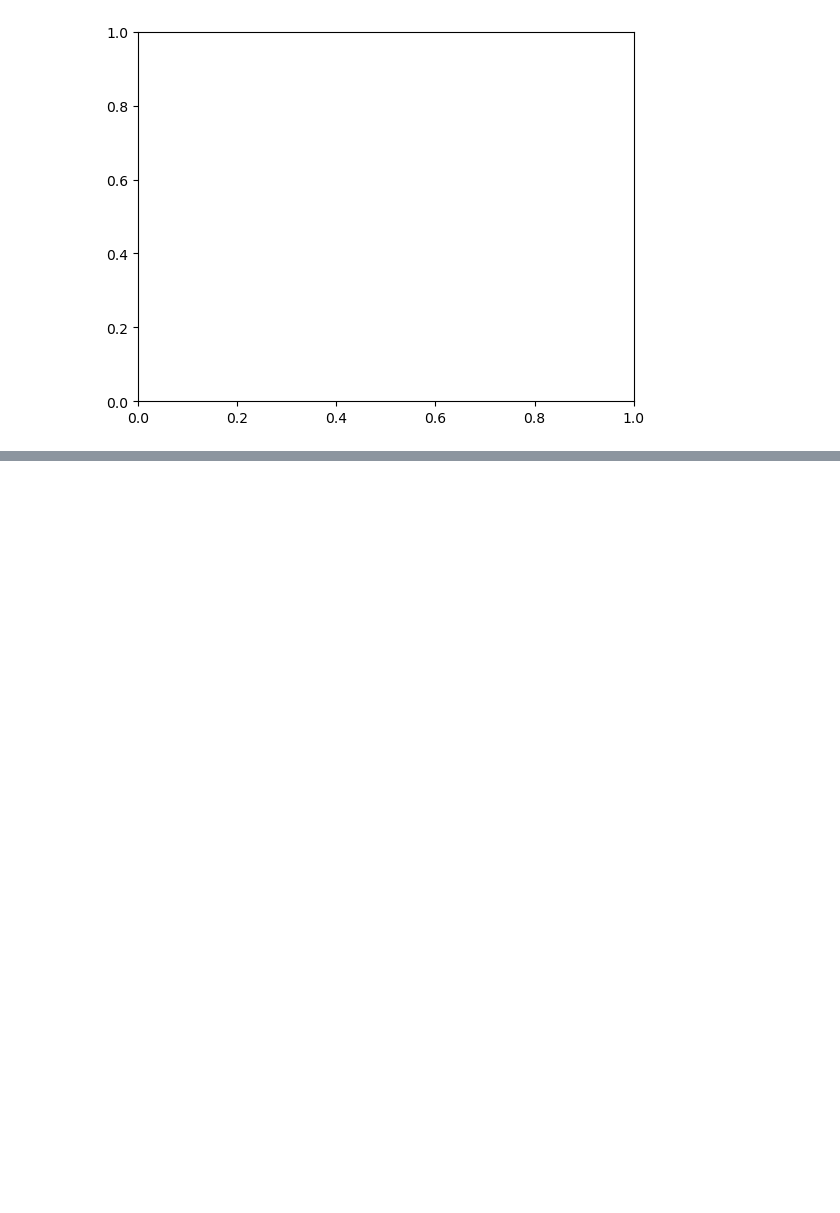
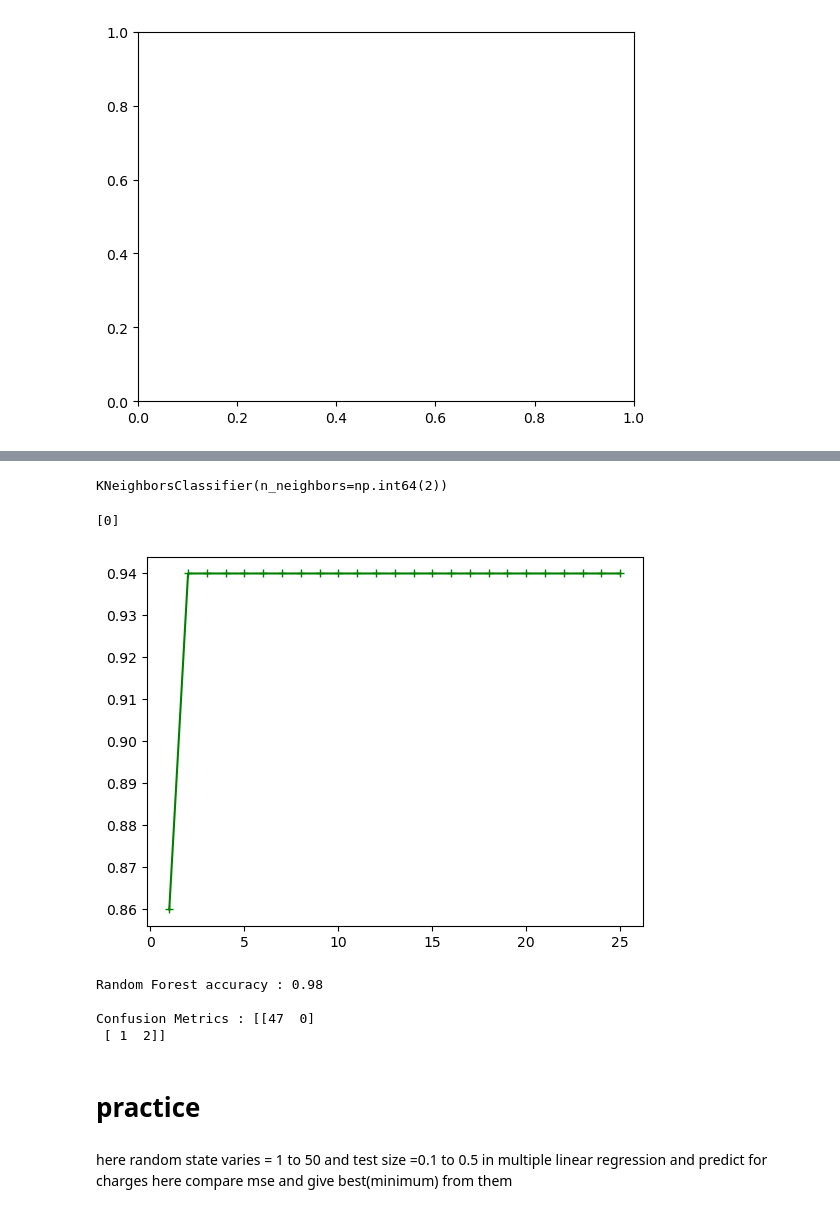
Before and after one commit to prince-gaudani/lj-sem_4, a Jupyter notebook: Python-II/T2/CH-5.ipynb, the cells around one changed output, grey strips where cells are left out. Drawn from its saved outputs; the diff is of its cells as text; code cells hidden in the pictures; blank space fills up the shorter version.

```diff
--- a/Python-II/T2/CH-5.ipynb
+++ b/Python-II/T2/CH-5.ipynb
@@ -1097,0 +1253,3 @@ ValueError: x and y must have same first dimension, but have shapes (1,) and (20
+# %%
+df=pd.get_dummies(data=df,drop_first=True)
+df.head()
@@ -1097,0 +1263,13 @@ ValueError: x and y must have same first dimension, but have shapes (1,) and (20
+# %%
+y=df['Attrition']
+x=df[['Age', 'Monthly_Income', 'Years_at_Company', 'Job_Satisfaction',
+       'Distance_From_Home', 'Job_Role_Developer', 'Job_Role_HR',
+       'Job_Role_Manager', 'Work_Life_Balance_Good', 'Work_Life_Balance_Poor',
+       'Overtime_Yes', 'Education_Postgraduate', 'Education_School']]
+# %%
+from sklearn.model_selection import train_test_split
+x_train,x_test,y_train,y_test=train_test_split(x,y,test_size=0.2,random_state=42)
+print(x_train.shape)
+print(x_test.shape)
+print(y_train.shape)
+print(y_test.shape)
@@ -1097,0 +1281,21 @@ ValueError: x and y must have same first dimension, but have shapes (1,) and (20
+# %%
+from sklearn.neighbors import KNeighborsClassifier
+from sklearn.metrics import accuracy_score
+import numpy as np
+k_values = range(1, 26)
+accuracies = []
+neighbour=[]
+
+for k in k_values:
+    knn = KNeighborsClassifier(n_neighbors=k)
+    knn.fit(x_train, y_train)
+    # accuracy score without confusion metrics
+    y_pred = knn.predict(x_test)
+    acc = accuracy_score(y_test, y_pred)
+    accuracies.append(acc)
+    neighbour.append(k)
+    print(f"k={k},Accuracy={acc:4f}")
+
+# best k
+best_k=np.argmax(accuracies)+1
+print('\nBest K:',best_k)
@@ -1097,0 +1320,6 @@ ValueError: x and y must have same first dimension, but have shapes (1,) and (20
+# %%
+# final knn
+knn = KNeighborsClassifier(n_neighbors=best_k)
+knn.fit(x_train, y_train)
+# %% [output]
+KNeighborsClassifier(n_neighbors=np.int64(2))
@@ -1097,0 +1340,12 @@ ValueError: x and y must have same first dimension, but have shapes (1,) and (20
+# %%
+# from sequence of x columns
+p=knn.predict([[30,4500,5,3,10,1,0,0,1,0,1,0,0]])
+print(p)
+# %% [output]
+[0]
+# %%
+import matplotlib.pyplot as plt
+plt.plot(neighbour,accuracies,"+-g")
+plt.show()
+# %% [output]
+[figure, added]
@@ -1097,0 +1354,21 @@ ValueError: x and y must have same first dimension, but have shapes (1,) and (20
+# %%
+from sklearn.ensemble import RandomForestClassifier
+from sklearn.metrics import confusion_matrix
+rf=RandomForestClassifier(n_estimators=150,random_state=12,criterion='entropy',max_depth=40)
+rf.fit(x_train,y_train)
+
+y_pred_rf=rf.predict(x_test)
+
+
+print('\nRandom Forest accuracy :',accuracy_score(y_test,y_pred_rf))
+print('\nConfusion Metrics :',confusion_matrix(y_test,y_pred_rf))
+# %% [output]
+Random Forest accuracy : 0.98
+
+Confusion Metrics : [[47  0]
+ [ 1  2]]
+# %% [markdown]
+# practice
+# %% [markdown]
+here random state varies = 1 to 50 and test  size =0.1 to 0.5 in multiple linear regression and predict for charges
+here compare mse and give best(minimum) from them
```
Also changed, not shown: parts of 32 cells of this notebook, 3 other files.
